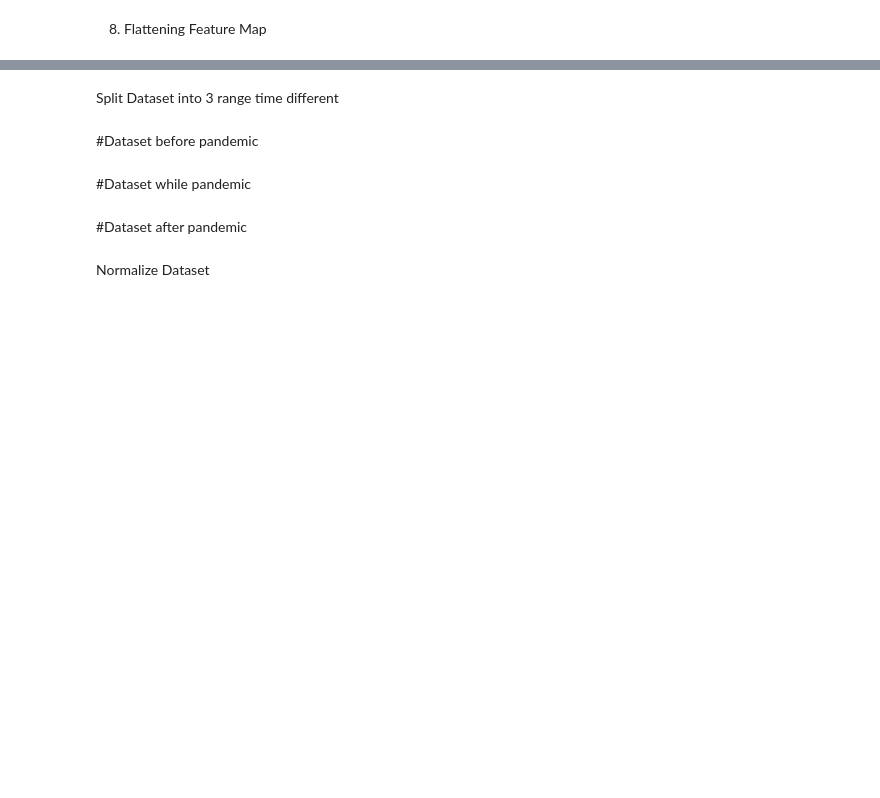
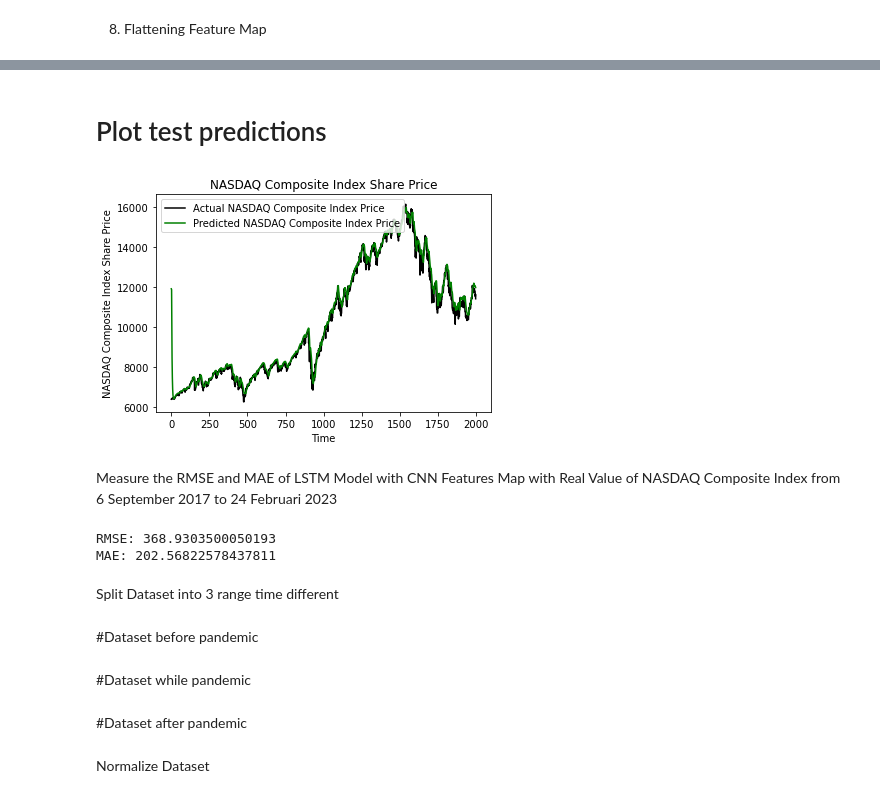
Before and after one commit to mdafaardiansyah/forecasting-stocks-CNN-LSTM, a Jupyter notebook: ForecastingStocksPriceCNNLSTM.ipynb, the cells around one changed output, grey strips where cells are left out. Drawn from its saved outputs; the diff is of its cells as text; code cells hidden in the pictures; blank space fills up the shorter version.

```diff
--- a/ForecastingStocksPriceCNNLSTM.ipynb
+++ b/ForecastingStocksPriceCNNLSTM.ipynb
@@ -117,0 +234,11 @@ array([[0.0138385 ],
+# %%
+test_start = pd.to_datetime('2017-09-06')
+test_end = pd.to_datetime('2023-02-24')
+test_data = dataset[(dataset['Date'] >= test_start) & (dataset['Date'] <= test_end)]
+test_data
+
+actual_prices = test_data['Open'].values
+total_dataset = pd.concat((dataset['Open'], test_data['Open']), axis=0)
+model_inputs = total_dataset[len(total_dataset) - len(test_data) - 60:].values
+model_inputs = model_inputs.reshape(-1,1)
+model_inputs = scaler.transform(model_inputs)
@@ -118,3 +247,38 @@ array([[0.0138385 ],
+# %%
+
+x_test = []
+for x in range(60, model_inputs.shape[0]):
+    x_test.append(model_inputs[x-60:x, 0])
+x_test = np.array(x_test)
+x_test = np.reshape(x_test, (x_test.shape[0], x_test.shape[1], 1))
+predicted_prices = LSTM_model.predict(x_test)
+predicted_prices = scaler.inverse_transform(predicted_prices)
+# %% [markdown]
+# Plot test predictions
+# %%
+
+stock = "NASDAQ Composite Index"
+plt.plot(actual_prices, color="black", label=f"Actual {stock} Price")
+plt.plot(predicted_prices, color="green", label=f"Predicted {stock} Price")
+plt.title(f"{stock} Share Price")
+plt.xlabel('Time')
+plt.ylabel(f"{stock} Share Price")
+plt.legend()
+plt.show()
+# %% [output]
+[figure, added]
+# %% [markdown]
+Measure the RMSE and MAE of LSTM Model with CNN Features Map with Real Value of NASDAQ Composite Index from 6 September 2017 to 24 Februari 2023
+# %%
+import math
+from sklearn.metrics import mean_squared_error, mean_absolute_error
+rmse = math.sqrt(mean_squared_error(actual_prices, predicted_prices))
+mae = mean_absolute_error(actual_prices, predicted_prices)
+print(f"RMSE: {rmse}")
+print(f"MAE: {mae}")
+# %% [output]
+RMSE: 368.9303500050193
+MAE: 202.56822578437811
 # %% [markdown]
 Split Dataset into 3 range time different
 # %%
```
Also changed, not shown: parts of 12 cells of this notebook.
